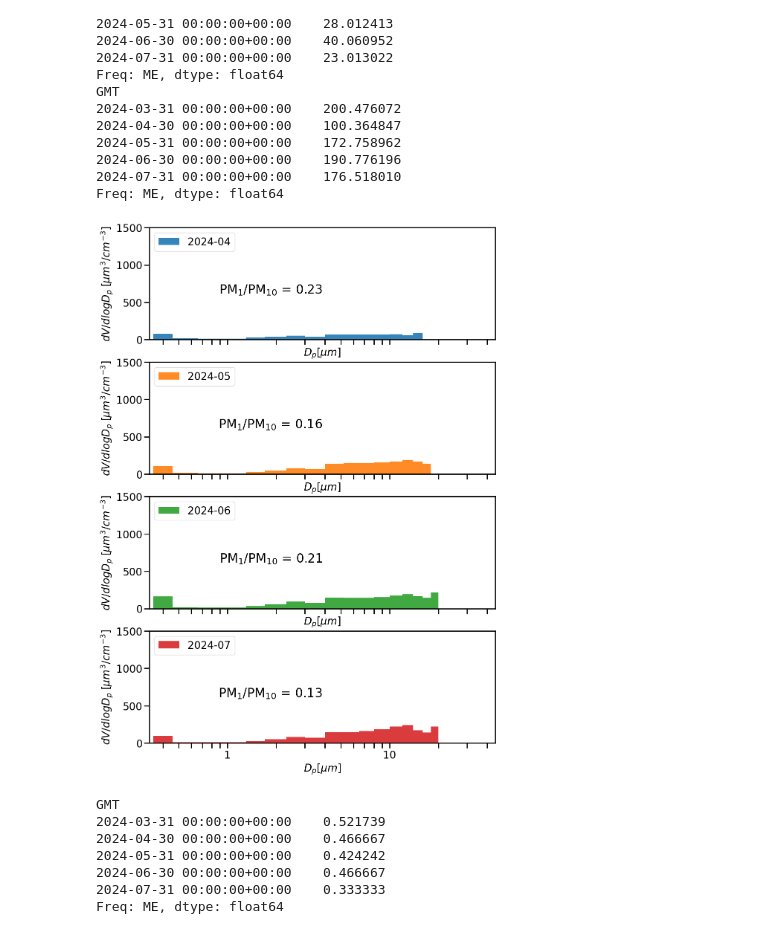
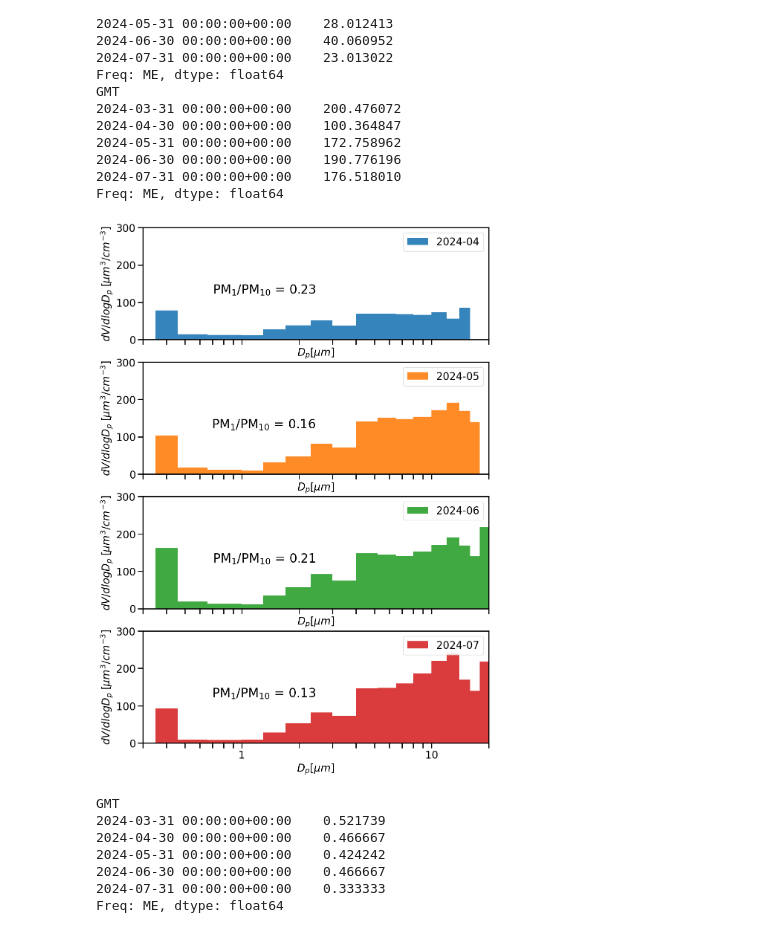
Before and after one commit to vn-hub/koloka, a Jupyter notebook: smpsEval3_summer.ipynb, the cells around one changed output. Drawn from its saved outputs; the diff is of its cells as text; code cells hidden in the pictures.

Commit message:
PM1/PM10 (impro)
Improved PM1/PM10 ratio plotting feature

```diff
--- a/smpsEval3_summer.ipynb
+++ b/smpsEval3_summer.ipynb
@@ -583,37 +628,37 @@ for ax, date in zip(axs, selected_dates):
         filtered_data,
         objm.bins,
         ax=ax,
         plot_kws=dict(alpha=0.9, color=next(cp), linewidth=0.9)
     )
-    ax.set_xlim(0.33, 45)  # Set x-axis range
-    ax.set_ylim(0, 1500)  # Set y-axis range
+    ax.set_xlim(0.3, 20)  # Set x-axis range
+    ax.set_ylim(0, 300)  # Set y-axis range
     ax.yaxis.set_major_formatter(plt.FuncFormatter(lambda x, _: f'{int(x)}'))  # Format y-axis
     ax.set_ylabel("$dV/dlogD_p \; [µm^3/cm^{-3}]$", fontsize=20)  # Increase font size
     ax.set_xlabel("$D_p [µm]$", fontsize=20)  # Increase font size
-    ax.legend([date.strftime('%Y-%m')], loc='upper left', fontsize=20)  # Increase legend font size
+    ax.legend([date.strftime('%Y-%m')], loc='upper right', fontsize=20)  # Increase legend font size
     ax.tick_params(axis='both', which='major', labelsize=20)  # Increase tick label size
     ax.tick_params(axis='x', which='both', length=10, width=2)  # Highlight x-ticks
     ax.tick_params(axis='y', which='both', length=10, width=2)  # Highlight y-ticks
 
     # Calculate PM1/PM10 ratio and add text box
     pm1_value = df.loc[date, 'pm1']
     pm10_value = df.loc[date, 'pm10']
     ratio = pm1_value / pm10_value
     ax.text(0.5, 0.5, f'PM$_1$/PM$_{{10}}$ = {ratio:.2f}', transform=ax.transAxes, fontsize=24,
             verticalalignment='top', horizontalalignment='right', bbox=dict(facecolor='white', alpha=0.0))
 
 # Set x-axis label for the last subplot
 axs[-1].set_xlabel("$D_p$[$\mu m$]", fontsize=20)  # Increase font size
 
 # Remove top and right spines and increase border thickness
 for ax in axs:
     for spine in ax.spines.values():
         spine.set_linewidth(2)  # Increase border thickness
 
 # Show the plot
 plt.show()
 # %% [output]
-[figure, old version]
+[figure, new version]
 # %%
 pm1ref=df_resampled['PM01 [ug/m3]']
 pm10ref=df_resampled['PM10 [ug/m3]']
```
Also changed, not shown: parts of 4 cells of this notebook, 1 other file.
